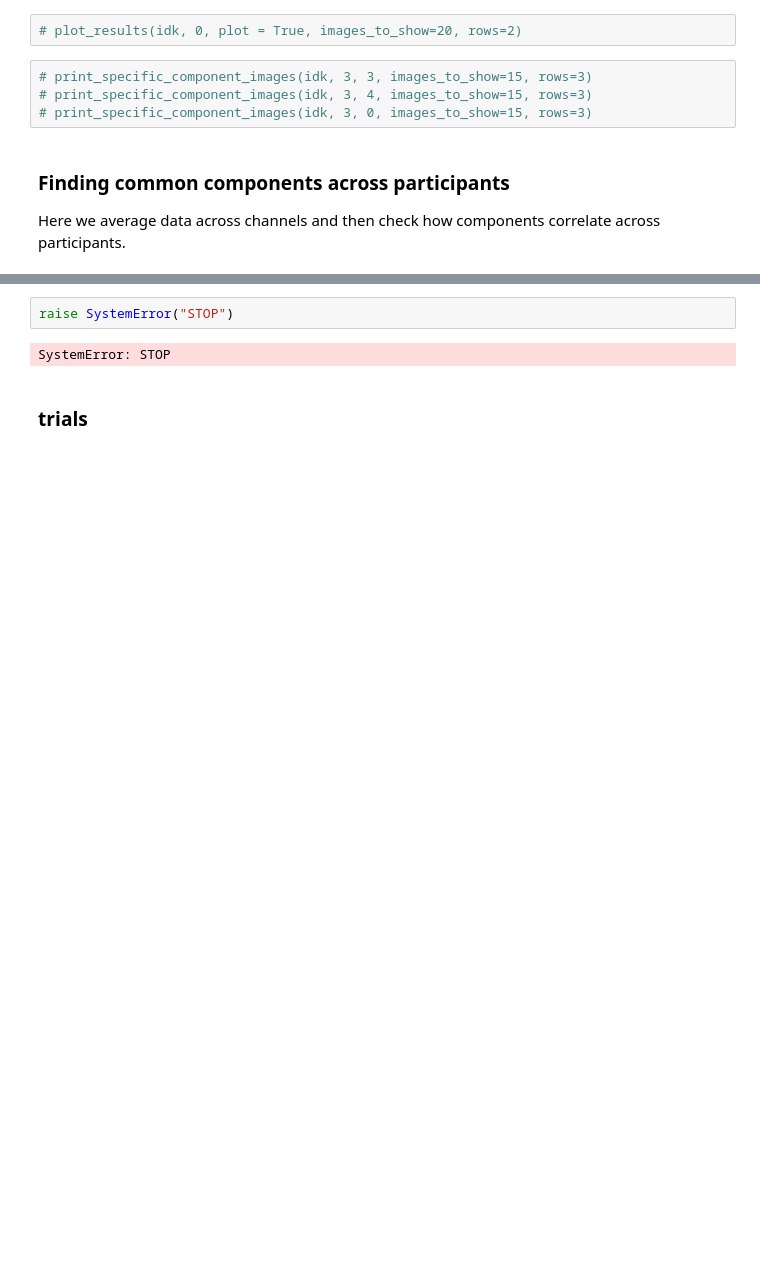
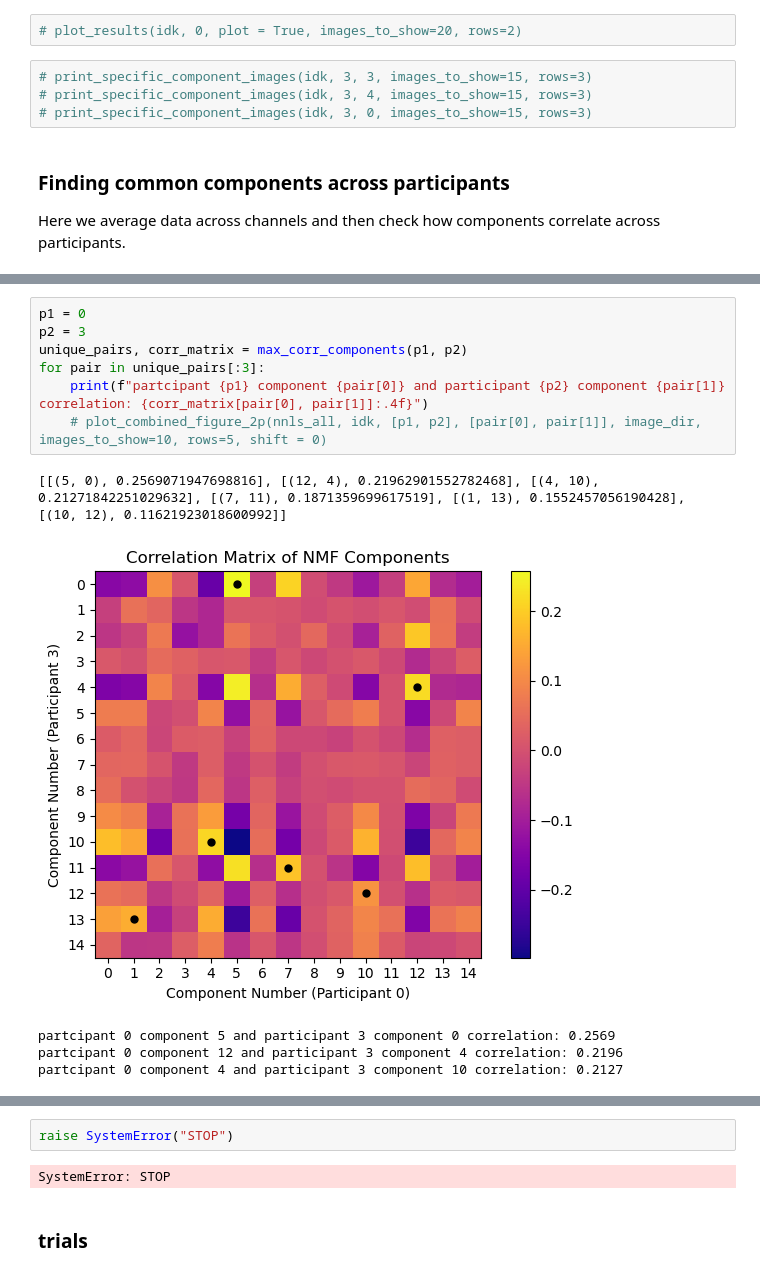
Before and after one commit to AtharvSuryawanshi/Neural-Representations-using-Things-Database, a Jupyter notebook: notebooks/NMF_meg10.ipynb, the cells around one changed output, grey strips where cells are left out. Drawn from its saved outputs; the diff is of its cells as text; blank space fills up the shorter version.

```diff
--- a/notebooks/NMF_meg10.ipynb
+++ b/notebooks/NMF_meg10.ipynb
@@ -1072,2 +1132,15 @@ nnls_all = [nnls_0, nnls_1, nnls_2, nnls_3]
+# %%
+p1 = 0
+p2 = 3
+unique_pairs, corr_matrix = max_corr_components(p1, p2)
+for pair in unique_pairs[:3]:
+    print(f"partcipant {p1} component {pair[0]} and participant {p2} component {pair[1]} correlation: {corr_matrix[pair[0], pair[1]]:.4f}")
+    # plot_combined_figure_2p(nnls_all, idk, [p1, p2], [pair[0], pair[1]], image_dir, images_to_show=10, rows=5, shift = 0)
+# %% [output]
+[[(5, 0), 0.2569071947698816], [(12, 4), 0.21962901552782468], [(4, 10), 0.21271842251029632], [(7, 11), 0.1871359699617519], [(1, 13), 0.1552457056190428], [(10, 12), 0.11621923018600992]]
+[figure, added]
+partcipant 0 component 5 and participant 3 component 0 correlation: 0.2569
+partcipant 0 component 12 and participant 3 component 4 correlation: 0.2196
+partcipant 0 component 4 and participant 3 component 10 correlation: 0.2127
 # %%
 p1 = 1
```
Also changed, not shown: parts of 11 cells of this notebook.
